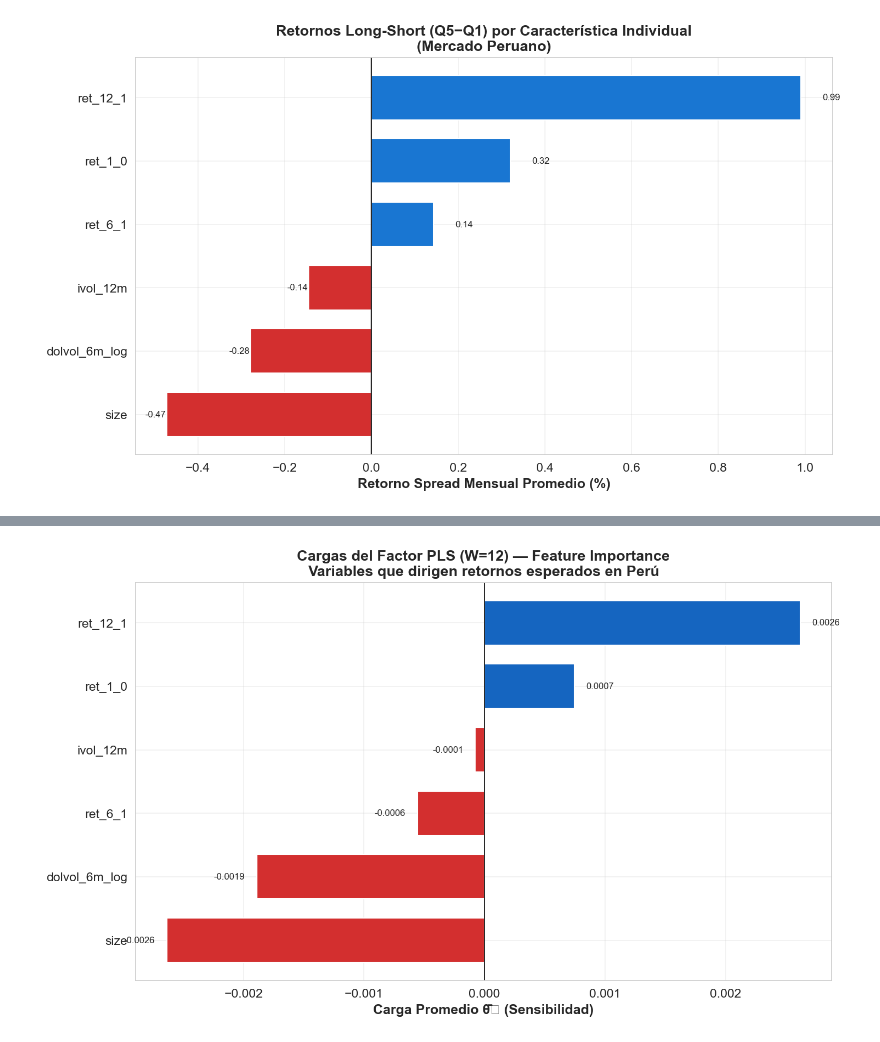
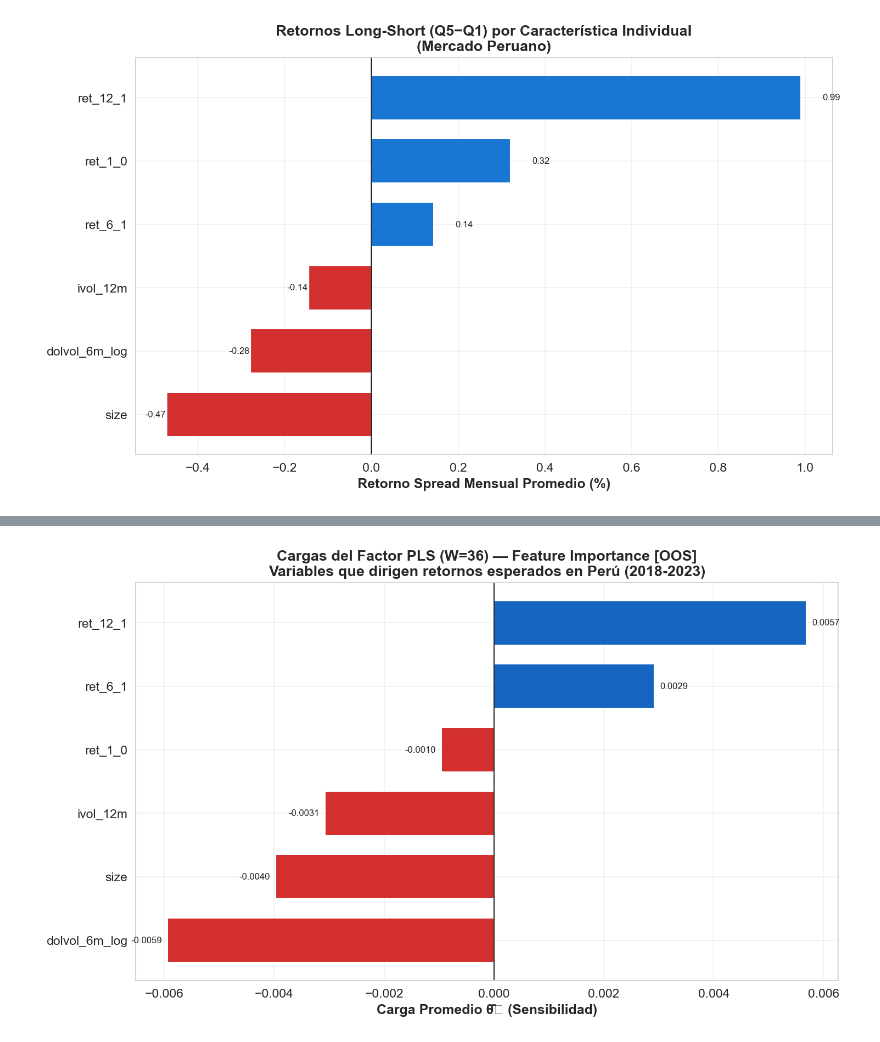
Before and after one commit to SebGarcia-dev/FamaMacBeth-AssetPricing-Peru, a Jupyter notebook: FamaMacbeth-AssetPricing-Peru-code.ipynb, the cells around one changed output, grey strips where cells are left out. Cells and saved outputs as stored; diff of their text form; code cells hidden in the pictures.

```diff
--- a/FamaMacbeth-AssetPricing-Peru-code.ipynb
+++ b/FamaMacbeth-AssetPricing-Peru-code.ipynb
@@ -662,6 +665,7 @@ def run_pca_model(panel_df, char_cols, window):
     PCA sobre características estandarizadas → PC1 como predictor único.
     Regresión transversal: r_i = a + b * PC1_i.
     Predicción usa promedio móvil de 'b' sobre 'window' meses.
+    CORRECCIÓN: Aplicar .shift(1) para evitar data leakage.
     """
     dates = sorted(panel_df['date'].unique())
     monthly_results = []
@@ -695,9 +699,9 @@ def run_pca_model(panel_df, char_cols, window):
     results_df = pd.DataFrame(monthly_results)
     results_df = results_df.sort_values('date').reset_index(drop=True)
 
-    # Rolling averages
-    results_df['alpha_bar'] = results_df['alpha'].rolling(window, min_periods=max(6, window//2)).mean()
-    results_df['beta_bar']  = results_df['beta_pc1'].rolling(window, min_periods=max(6, window//2)).mean()
+    # CORRECCIÓN 3: Rolling averages con .shift(1) para evitar data leakage
+    results_df['alpha_bar'] = results_df['alpha'].rolling(window, min_periods=max(6, window//2)).mean().shift(1)
+    results_df['beta_bar']  = results_df['beta_pc1'].rolling(window, min_periods=max(6, window//2)).mean().shift(1)
 
     # Rolling mean of loadings (para reconstruir PC1 con loadings promediados)
     loadings_matrix = np.array(results_df['pca_loadings'].tolist())
@@ -734,6 +738,7 @@ def run_forecast_combination(panel_df, char_cols, window):
     K regresiones univariadas por mes: r_i = a_k + b_k * x_{i,k}.
     Predicción = promedio simple de los K fitted values,
     usando promedios móviles de (a_k, b_k) sobre 'window' meses.
+    CORRECCIÓN: Aplicar rezago (shift) para evitar data leakage.
     """
     dates = sorted(panel_df['date'].unique())
     K = len(char_cols)
@@ -767,16 +772,18 @@ def run_forecast_combination(panel_df, char_cols, window):
 
     monthly_ab = np.array(monthly_ab)  # (T, K, 2)
 
-    # Rolling means de a_k, b_k
+    # CORRECCIÓN 4: Rolling means de a_k, b_k con rezago explícito para evitar data leakage
     ab_rolling = np.full_like(monthly_ab, np.nan)
     for t_idx in range(len(date_list)):
         start = max(0, t_idx - window + 1)
         if t_idx - start + 1 < max(6, window // 2):
             continue
-        window_ab = monthly_ab[start:t_idx+1]
-        ab_rolling[t_idx] = np.nanmean(window_ab, axis=0)
+        # Aplicar rezago: usar solo datos ANTERIORES a t_idx (hasta t_idx-1)
+        if t_idx >= 1:
+            window_ab = monthly_ab[max(0, t_idx - window):t_idx]  # Excluir t_idx actual
+            ab_rolling[t_idx] = np.nanmean(window_ab, axis=0)
 
-    # Generar predicciones
+    # Generar predicciones (completamente out-of-sample)
     predictions = []
     for t_idx, t in enumerate(date_list):
         if np.all(np.isnan(ab_rolling[t_idx])):
@@ -1306,32 +1504,39 @@ plt.show()
 # %%
 # =============================================================================
-# Gráfico 3: Cargas PLS (Feature Importance)
+# Gráfico 3: Cargas PLS (Feature Importance) OUT-OF-SAMPLE
 # =============================================================================
-# Usar la ventana W=12 (o la primera disponible)
-pls_w = WINDOWS[0]
-theta_df = pls_thetas[pls_w].dropna(how='all')
-avg_theta = theta_df.mean().sort_values()
+# Usar la ventana ganadora del PLS (la clave de mejor_w)
+pls_key = [k for k in all_portfolios.keys() if k[0] == 'PLS']
+if pls_key and pls_key[0][0] == 'PLS':
+    pls_w = pls_key[0][1]
+    if pls_w in pls_thetas:
+        theta_df = pls_thetas[pls_w].dropna(how='all')
+        avg_theta = theta_df.mean().sort_values()
 
-fig, ax = plt.subplots(figsize=(10, max(6, len(avg_theta) * 0.5)))
-colors = ['#d32f2f' if x < 0 else '#1565c0' for x in avg_theta.values]
-bars = ax.barh(avg_theta.index, avg_theta.values, color=colors, edgecolor='white', height=0.7)
+        fig, ax = plt.subplots(figsize=(10, max(6, len(avg_theta) * 0.5)))
+        colors = ['#d32f2f' if x < 0 else '#1565c0' for x in avg_theta.values]
+        bars = ax.barh(avg_theta.index, avg_theta.values, color=colors, edgecolor='white', height=0.7)
 
-ax.set_xlabel('Carga Promedio θ̄ₖ (Sensibilidad)', fontweight='bold')
-ax.set_title(f'Cargas del Factor PLS (W={pls_w}) — Feature Importance\n'
-            'Variables que dirigen retornos esperados en Perú',
-            fontsize=13, fontweight='bold')
-ax.axvline(0, color='black', linewidth=0.8)
+        ax.set_xlabel('Carga Promedio θ̄ₖ (Sensibilidad)', fontweight='bold')
+        ax.set_title(f'Cargas del Factor PLS (W={pls_w}) — Feature Importance [OOS]\n'
+                    'Variables que dirigen retornos esperados en Perú (2018-2023)',
+                    fontsize=13, fontweight='bold')
+        ax.axvline(0, color='black', linewidth=0.8)
 
-# Anotar valores
-for i, (name, val) in enumerate(avg_theta.items()):
-    offset = 0.0001 if val >= 0 else -0.0001
-    ax.text(val + offset, i, f'{val:.4f}', va='center', fontsize=8,
-            ha='left' if val >= 0 else 'right')
+        # Anotar valores
+        for i, (name, val) in enumerate(avg_theta.items()):
+            offset = 0.0001 if val >= 0 else -0.0001
+            ax.text(val + offset, i, f'{val:.4f}', va='center', fontsize=8,
+                    ha='left' if val >= 0 else 'right')
 
-plt.tight_layout()
-plt.savefig('data/fig3_pls_feature_importance.png', dpi=300, bbox_inches='tight')
-plt.show()
+        plt.tight_layout()
+        plt.savefig('data/fig3_pls_feature_importance_OOS.png', dpi=300, bbox_inches='tight')
+        plt.show()
+    else:
+        print("Thetas no disponibles para PLS")
+else:
+    print("No hay resultados PLS para graficar")
 # %% [output]
-[figure, old version]
+[figure, new version]
 # %%
 # =============================================================================
```
Also changed, not shown: parts of 16 cells of this notebook, 5 other files.
